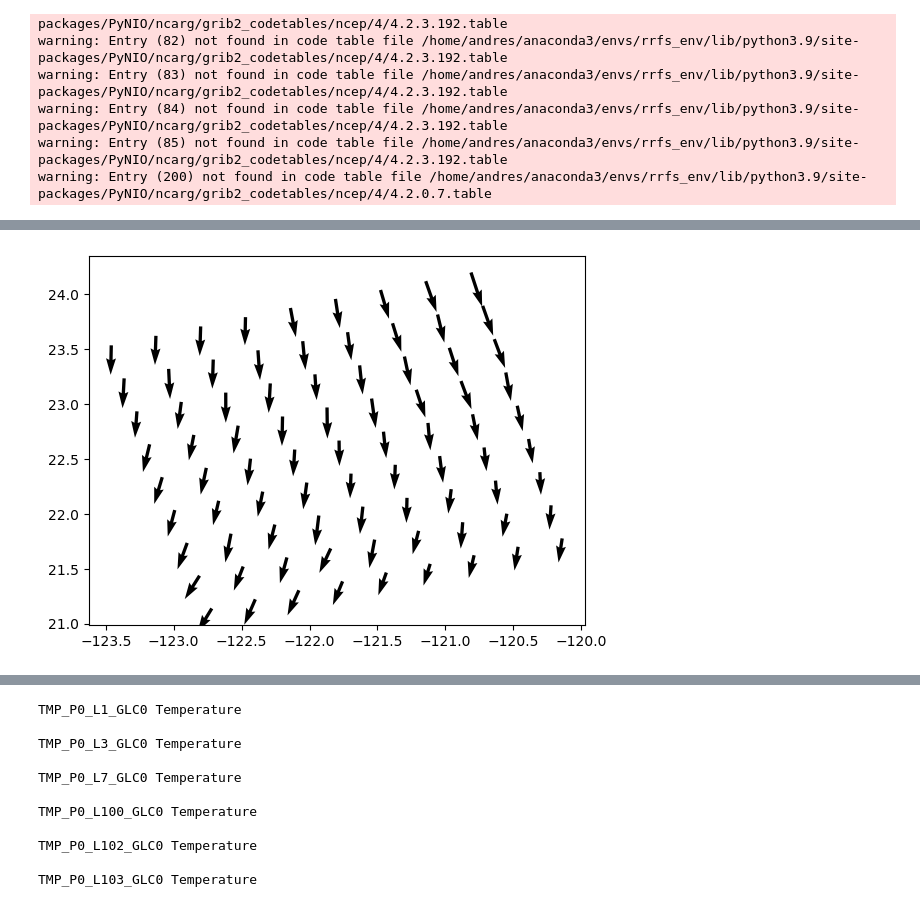
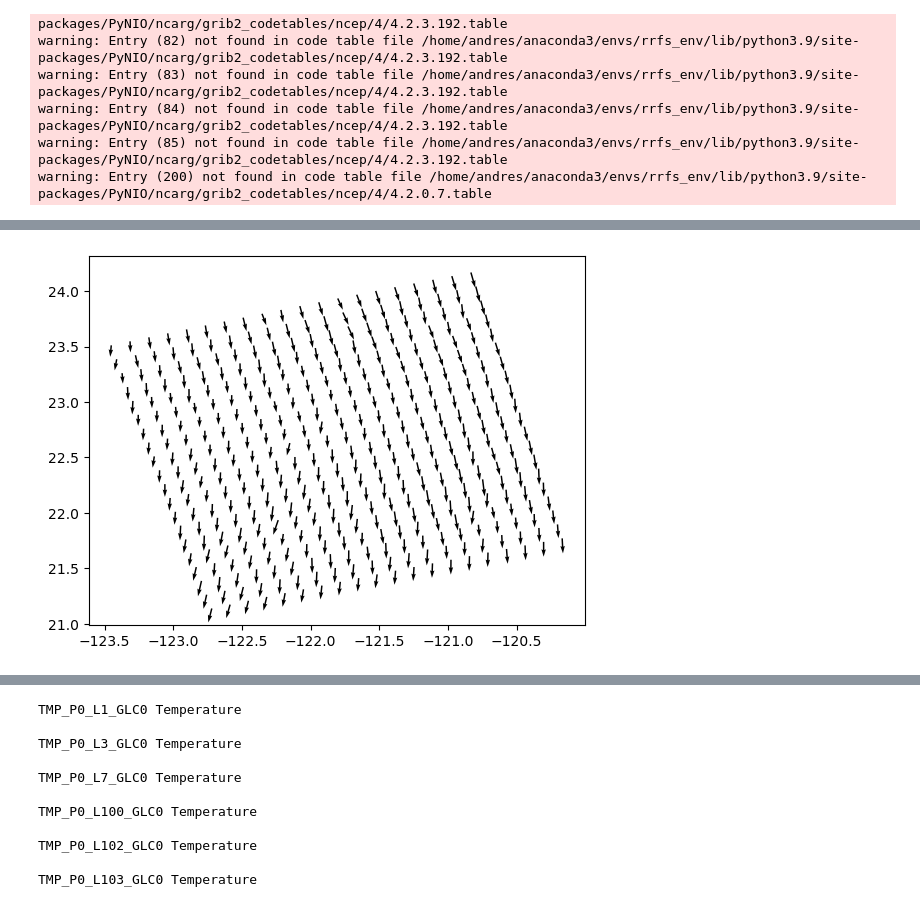
Before and after one commit to alex-schein-NOAA/data-transfer-tool, a Jupyter notebook: Notebook.ipynb, the cells around one changed output, grey strips where cells are left out. Saved outputs shown, nothing was run; the diff lists cells and outputs as text; code cells hidden in the pictures.

```diff
--- a/Notebook.ipynb
+++ b/Notebook.ipynb
@@ -124,7 +124,7 @@ def get_initialization_hour(storm_report, forecast_hour):
     return initialization_hour
 # %%
 from RFFS import rffs
-ds = rffs.fetch_file('2023-05-24', 19, 6)
+ds = rffs.fetch_file('2023-05-24', 16, 9)
 # %% [output]
 warning: Entry (77) not found in code table file /home/andres/anaconda3/envs/rrfs_env/lib/python3.9/site-packages/PyNIO/ncarg/grib2_codetables/ncep/4/4.2.3.192.table
 warning: Entry (78) not found in code table file /home/andres/anaconda3/envs/rrfs_env/lib/python3.9/site-packages/PyNIO/ncarg/grib2_codetables/ncep/4/4.2.3.192.table
@@ -232,22 +159,22 @@ Attributes:
 # %%
 import matplotlib.pyplot as plt
 import numpy as np
 
-step = 12
+step = 5
 X = ds.coords['gridlon_0'][0:100:step, 0:100:step]
 Y = ds.coords['gridlat_0'][0:100:step, 0:100:step]
 U = ds.MAXUW_P8_L103_GLC0_max1h[0:100:step, 0:100:step]
 V = ds.MAXVW_P8_L103_GLC0_max1h[0:100:step, 0:100:step]
 
 normalized_U = (U - U.min())/(U.max() - U.min())
 normalized_V = (V - V.min())/(V.max() - V.min())
 fig, ax = plt.subplots()
 
 q = ax.quiver(X, Y, U, V)
 
 plt.show()
 # %% [output]
-[figure, old version]
+[figure, new version]
 # %%
 U - U.mean()
 # %% [output]
```
Also changed, not shown: parts of 16 cells of this notebook, 1 other file.
